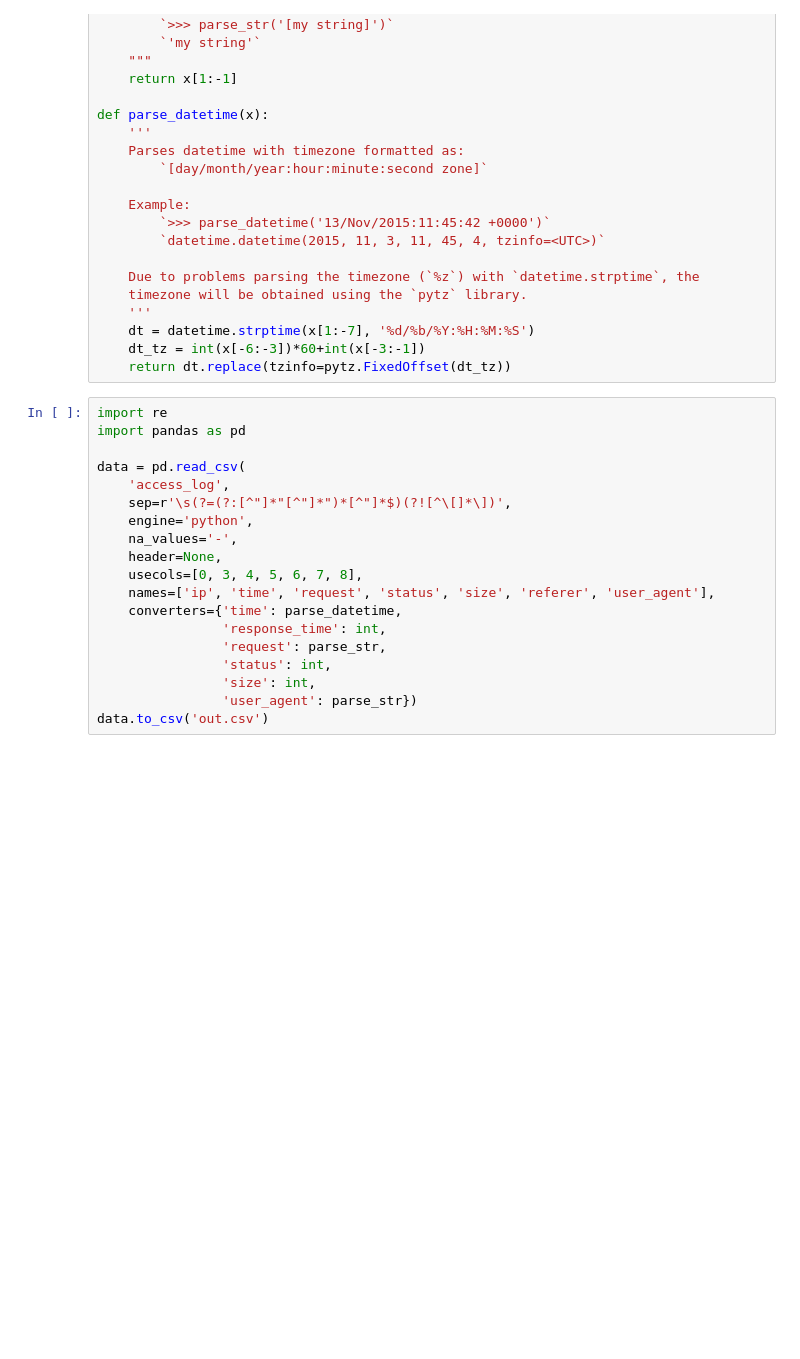
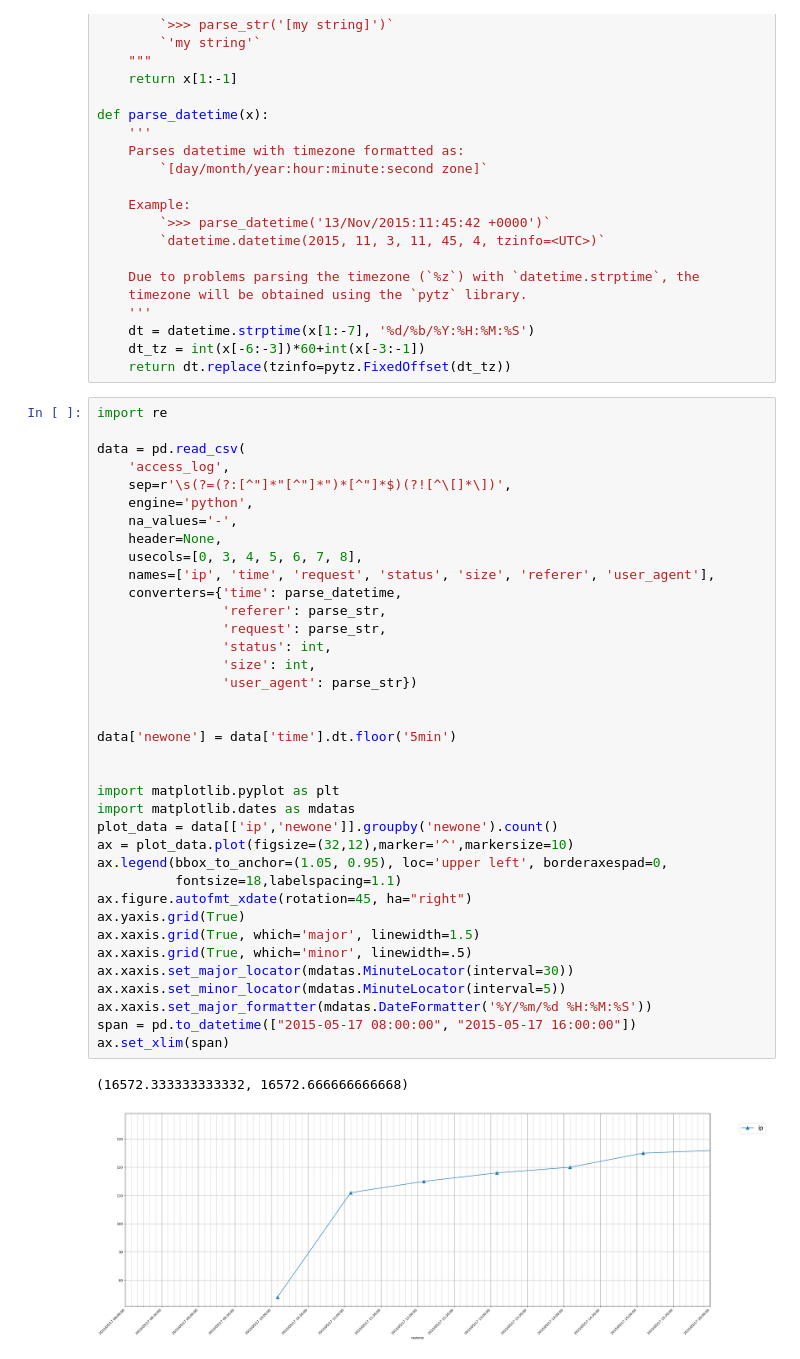
Before and after one commit to u032582/pandas-apachelog, a Jupyter notebook: sample.ipynb, the cells around one changed output. Drawn from its saved outputs; the diff is of its cells as text; blank space fills up the shorter version.

```diff
--- a/sample.ipynb
+++ b/sample.ipynb
@@ -37,22 +38,43 @@ def parse_datetime(x):
     dt = datetime.strptime(x[1:-7], '%d/%b/%Y:%H:%M:%S')
     dt_tz = int(x[-6:-3])*60+int(x[-3:-1])
     return dt.replace(tzinfo=pytz.FixedOffset(dt_tz))
-# %%
-import re
-import pandas as pd
-
-data = pd.read_csv(
-    'access_log',
-    sep=r'\s(?=(?:[^"]*"[^"]*")*[^"]*$)(?![^\[]*\])',
-    engine='python',
-    na_values='-',
-    header=None,
-    usecols=[0, 3, 4, 5, 6, 7, 8],
-    names=['ip', 'time', 'request', 'status', 'size', 'referer', 'user_agent'],
-    converters={'time': parse_datetime,
-                'response_time': int,
-                'request': parse_str,
-                'status': int,
-                'size': int,
-                'user_agent': parse_str})
-data.to_csv('out.csv')
+# %%
+import re
+
+data = pd.read_csv(
+    'access_log',
+    sep=r'\s(?=(?:[^"]*"[^"]*")*[^"]*$)(?![^\[]*\])',
+    engine='python',
+    na_values='-',
+    header=None,
+    usecols=[0, 3, 4, 5, 6, 7, 8],
+    names=['ip', 'time', 'request', 'status', 'size', 'referer', 'user_agent'],
+    converters={'time': parse_datetime,
+                'referer': parse_str,
+                'request': parse_str,
+                'status': int,
+                'size': int,
+                'user_agent': parse_str})
+
+
+data['newone'] = data['time'].dt.floor('5min')
+
+
+import matplotlib.pyplot as plt
+import matplotlib.dates as mdatas
+plot_data = data[['ip','newone']].groupby('newone').count()
+ax = plot_data.plot(figsize=(32,12),marker='^',markersize=10)
+ax.legend(bbox_to_anchor=(1.05, 0.95), loc='upper left', borderaxespad=0,
+          fontsize=18,labelspacing=1.1)
+ax.figure.autofmt_xdate(rotation=45, ha="right")
+ax.yaxis.grid(True)
+ax.xaxis.grid(True, which='major', linewidth=1.5)
+ax.xaxis.grid(True, which='minor', linewidth=.5)
+ax.xaxis.set_major_locator(mdatas.MinuteLocator(interval=30))
+ax.xaxis.set_minor_locator(mdatas.MinuteLocator(interval=5))
+ax.xaxis.set_major_formatter(mdatas.DateFormatter('%Y/%m/%d %H:%M:%S'))
+span = pd.to_datetime(["2015-05-17 08:00:00", "2015-05-17 16:00:00"])
+ax.set_xlim(span)
+# %% [output]
+(16572.333333333332, 16572.666666666668)
+[figure, added]
```
Also changed, not shown: parts of 1 cell of this notebook.
